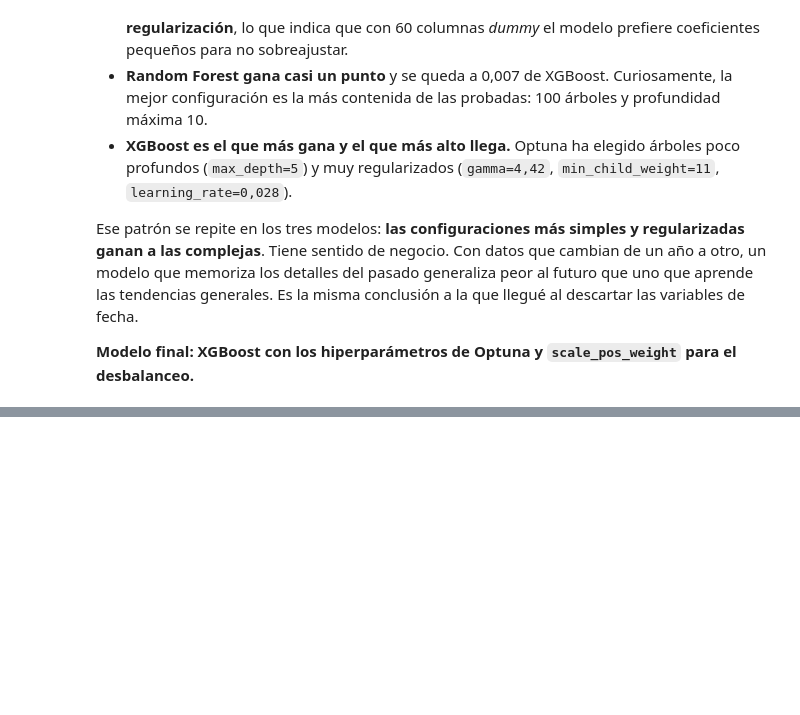
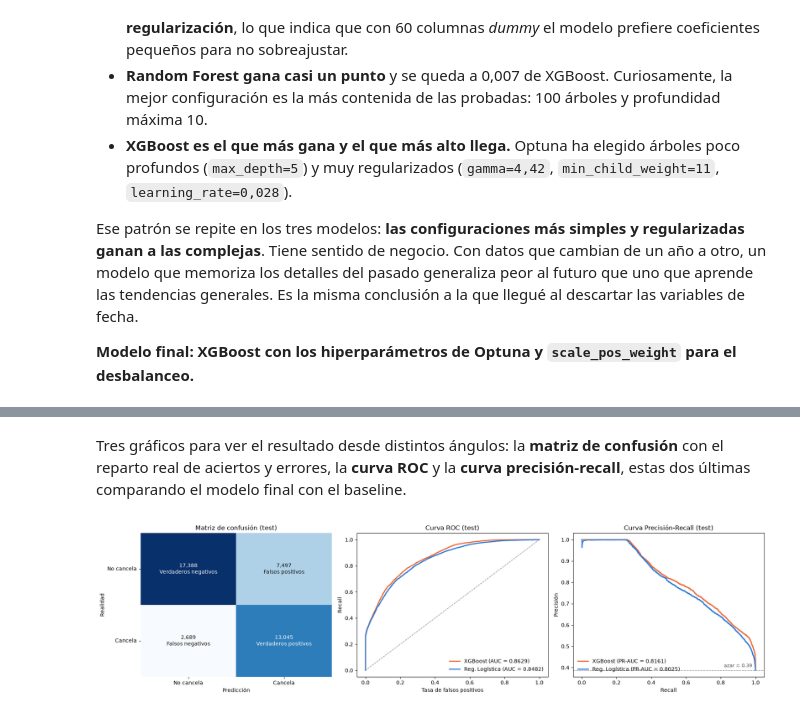
Before and after one commit to davidvilasiaba12345-a11y/Proyecto-Maching-Learning-David-Vila-Siaba, a Jupyter notebook: proyecto.ipynb, the cells around one changed output, grey strips where cells are left out. Drawn from its saved outputs; the diff is of its cells as text; code cells hidden in the pictures; blank space fills up the shorter version.

```diff
--- a/proyecto.ipynb
+++ b/proyecto.ipynb
@@ -1380,0 +1520,3 @@ generales. Es la misma conclusión a la que llegué al descartar las variables d
+# %%
+pred_test = (proba_test >= UMBRAL).astype(int)
+print(classification_report(y_test, pred_test, target_names=['No cancela', 'Cancela'], digits=4))
@@ -1380,0 +1532,45 @@ generales. Es la misma conclusión a la que llegué al descartar las variables d
+# %% [markdown]
+Tres gráficos para ver el resultado desde distintos ángulos: la **matriz de confusión** con el
+reparto real de aciertos y errores, la **curva ROC** y la **curva precisión-recall**, estas dos
+últimas comparando el modelo final con el baseline.
+# %%
+fig, axes = plt.subplots(1, 3, figsize=(18, 4.8))
+
+# Matriz de confusión
+cm = confusion_matrix(y_test, pred_test)
+sns.heatmap(cm, annot=False, cmap='Blues', cbar=False, ax=axes[0])
+etiquetas = [['Verdaderos negativos', 'Falsos positivos'], ['Falsos negativos', 'Verdaderos positivos']]
+for i in range(2):
+    for j in range(2):
+        axes[0].text(j + 0.5, i + 0.5, f'{cm[i, j]:,}\n{etiquetas[i][j]}', ha='center', va='center', color='white' if cm[i, j] > cm.max() / 2 else '#0b0b0b', fontsize=10)
+axes[0].set_xticklabels(['No cancela', 'Cancela'])
+axes[0].set_yticklabels(['No cancela', 'Cancela'], rotation=0)
+axes[0].set_xlabel('Predicción')
+axes[0].set_ylabel('Realidad')
+axes[0].set_title('Matriz de confusión (test)')
+
+# Curva ROC
+for proba, nombre, color in [(proba_test, 'XGBoost', C_SI), (proba_lr, 'Reg. Logística', C_NO)]:
+    fpr, tpr, _ = roc_curve(y_test, proba)
+    axes[1].plot(fpr, tpr, color=color, lw=2, label=f'{nombre} (AUC = {roc_auc_score(y_test, proba):.4f})')
+axes[1].plot([0, 1], [0, 1], color=C_GRIS, ls='--', lw=1)
+axes[1].set_xlabel('Tasa de falsos positivos')
+axes[1].set_ylabel('Recall')
+axes[1].set_title('Curva ROC (test)')
+axes[1].legend(frameon=False, loc='lower right')
+
+# Curva Precisión-Recall
+for proba, nombre, color in [(proba_test, 'XGBoost', C_SI), (proba_lr, 'Reg. Logística', C_NO)]:
+    prec, rec, _ = precision_recall_curve(y_test, proba)
+    axes[2].plot(rec, prec, color=color, lw=2, label=f'{nombre} (PR-AUC = {average_precision_score(y_test, proba):.4f})')
+axes[2].axhline(y_test.mean(), color=C_GRIS, ls='--', lw=1)
+axes[2].text(0.98, y_test.mean() + 0.015, f'azar = {y_test.mean():.2f}', color='#52514e', fontsize=9, ha='right')
+axes[2].set_xlabel('Recall')
+axes[2].set_ylabel('Precisión')
+axes[2].set_title('Curva Precisión-Recall (test)')
+axes[2].legend(frameon=False, loc='lower left')
+
+plt.tight_layout()
+plt.show()
+# %% [output]
+[figure, added]
```
Also changed, not shown: parts of 30 cells of this notebook.
